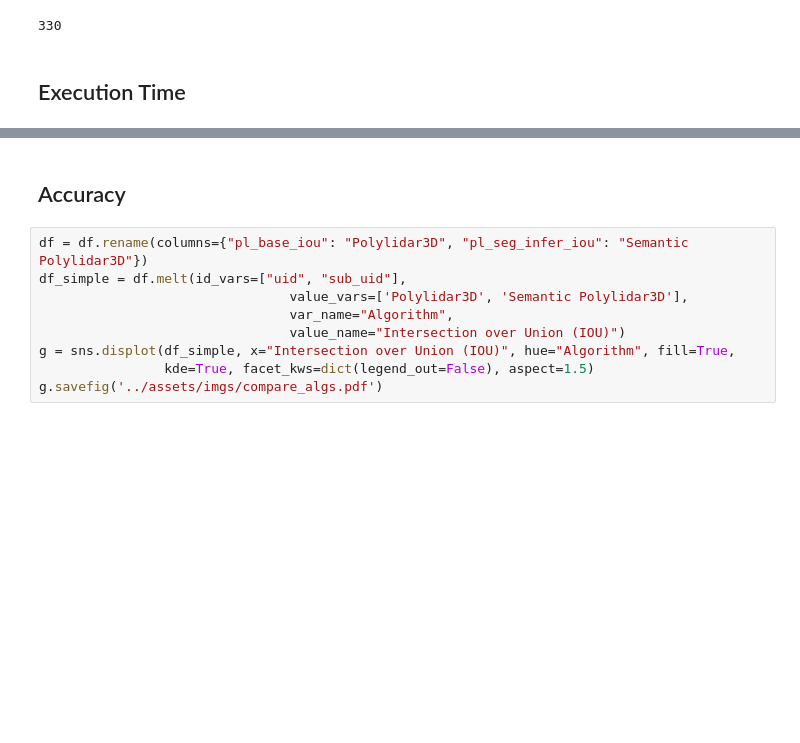
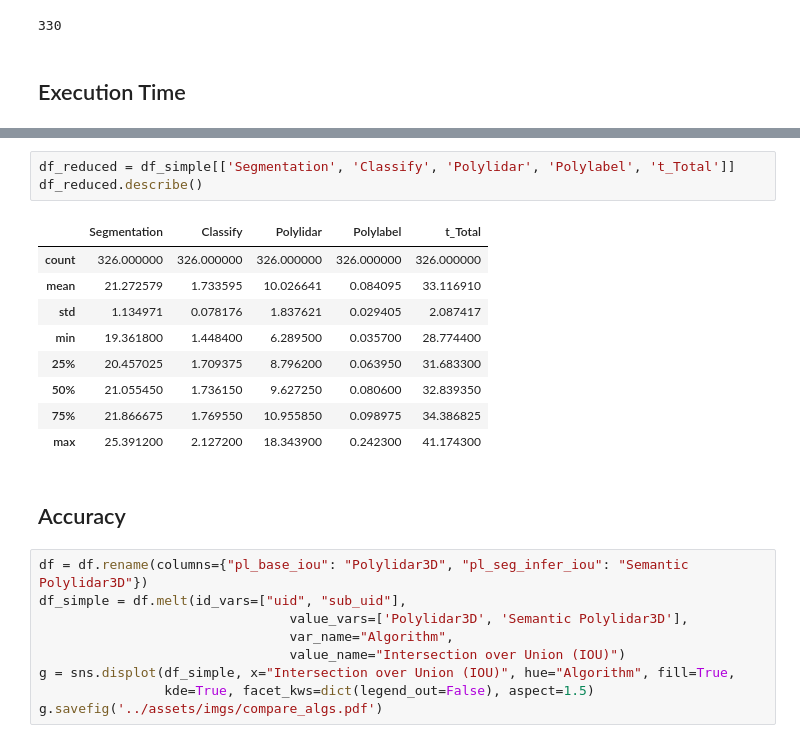
Before and after one commit to JeremyBYU/UnrealRooftopLanding, a Jupyter notebook: notebooks/AlgorithmAnalysis.ipynb, the cells around one changed output, grey strips where cells are left out. Saved outputs shown, nothing was run; the diff lists cells and outputs as text; blank space fills up the shorter version.

```diff
--- a/notebooks/AlgorithmAnalysis.ipynb
+++ b/notebooks/AlgorithmAnalysis.ipynb
@@ -61,3 +62,16 @@ g.savefig('../assets/imgs/alg_timings.pdf')
+# %%
+df_reduced = df_simple[['Segmentation', 'Classify', 'Polylidar', 'Polylabel', 't_Total']]
+df_reduced.describe()
+# %% [output]
+|  | Segmentation | Classify | Polylidar | Polylabel | t_Total |
+| count | 326.000000 | 326.000000 | 326.000000 | 326.000000 | 326.000000 |
+| mean | 21.272579 | 1.733595 | 10.026641 | 0.084095 | 33.116910 |
+| std | 1.134971 | 0.078176 | 1.837621 | 0.029405 | 2.087417 |
+| min | 19.361800 | 1.448400 | 6.289500 | 0.035700 | 28.774400 |
+| 25% | 20.457025 | 1.709375 | 8.796200 | 0.063950 | 31.683300 |
+| 50% | 21.055450 | 1.736150 | 9.627250 | 0.080600 | 32.839350 |
+| 75% | 21.866675 | 1.769550 | 10.955850 | 0.098975 | 34.386825 |
+| max | 25.391200 | 2.127200 | 18.343900 | 0.242300 | 41.174300 |
 # %% [markdown]
 ## Accuracy
 # %%
```
Also changed, not shown: parts of 6 cells of this notebook, 8 other files.
